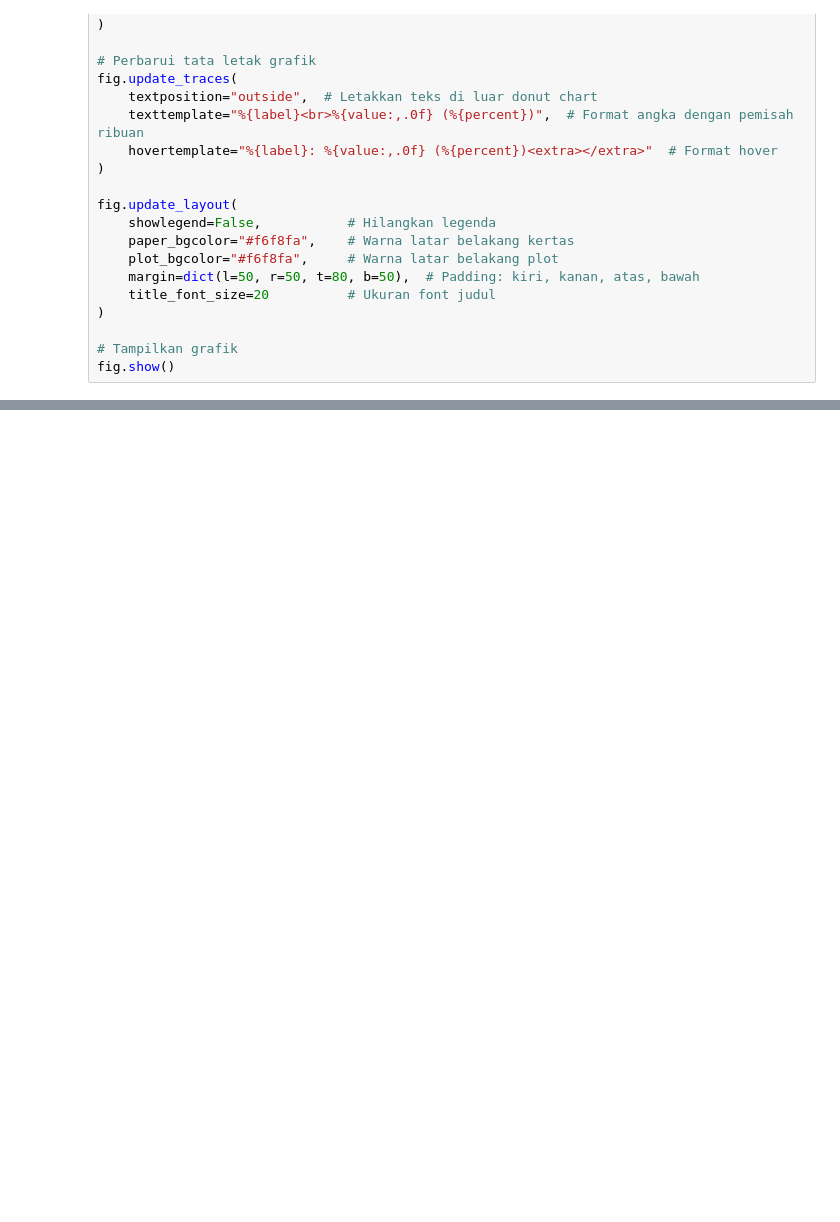
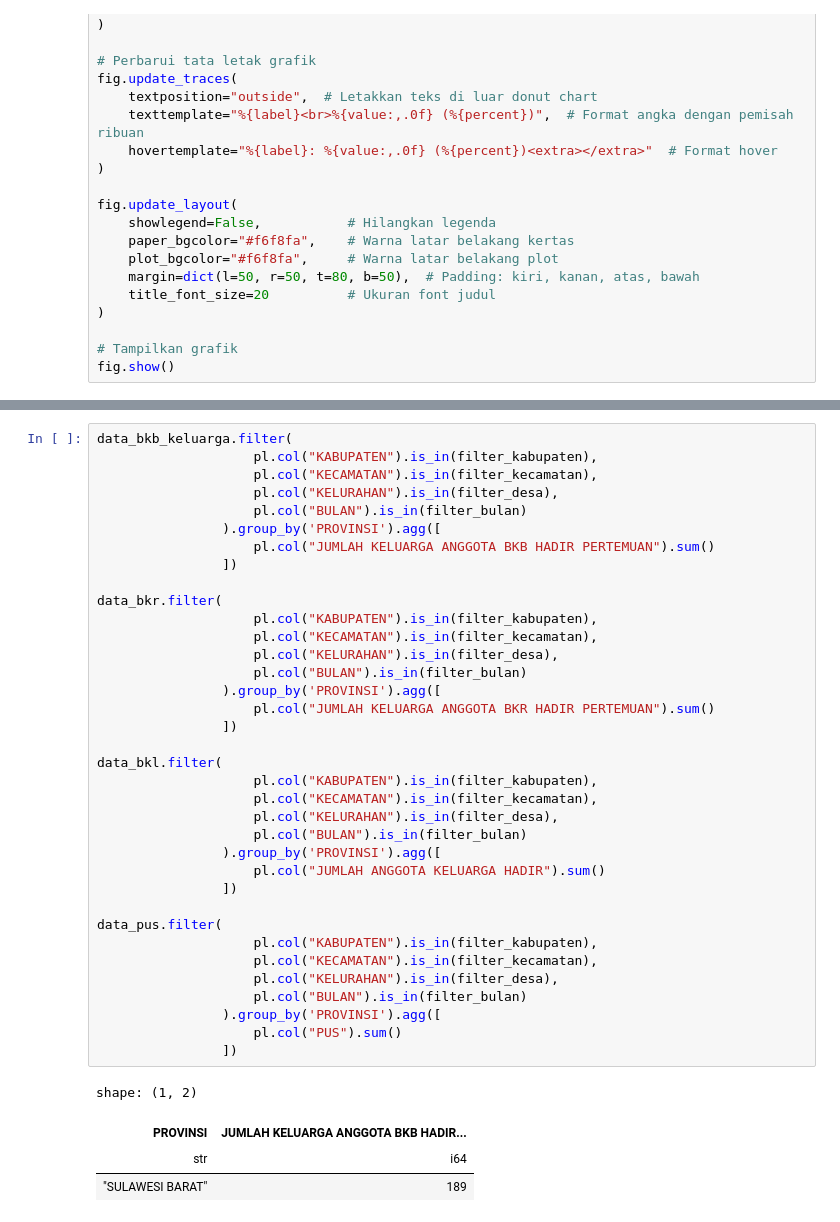
Before and after one commit to pokja0/profil_desa_py, a Jupyter notebook: tes_output.ipynb, the cells around one changed output, grey strips where cells are left out. Drawn from its saved outputs; the diff is of its cells as text; blank space fills up the shorter version.

```diff
--- a/tes_output.ipynb
+++ b/tes_output.ipynb
@@ -791,0 +816,41 @@ shape: (5, 14)
+# %%
+data_bkb_keluarga.filter(
+                    pl.col("KABUPATEN").is_in(filter_kabupaten),
+                    pl.col("KECAMATAN").is_in(filter_kecamatan),
+                    pl.col("KELURAHAN").is_in(filter_desa),
+                    pl.col("BULAN").is_in(filter_bulan)
+                ).group_by('PROVINSI').agg([
+                    pl.col("JUMLAH KELUARGA ANGGOTA BKB HADIR PERTEMUAN").sum()
+                ])
+
+data_bkr.filter(
+                    pl.col("KABUPATEN").is_in(filter_kabupaten),
+                    pl.col("KECAMATAN").is_in(filter_kecamatan),
+                    pl.col("KELURAHAN").is_in(filter_desa),
+                    pl.col("BULAN").is_in(filter_bulan)
+                ).group_by('PROVINSI').agg([
+                    pl.col("JUMLAH KELUARGA ANGGOTA BKR HADIR PERTEMUAN").sum()
+                ])
+
+data_bkl.filter(
+                    pl.col("KABUPATEN").is_in(filter_kabupaten),
+                    pl.col("KECAMATAN").is_in(filter_kecamatan),
+                    pl.col("KELURAHAN").is_in(filter_desa),
+                    pl.col("BULAN").is_in(filter_bulan)
+                ).group_by('PROVINSI').agg([
+                    pl.col("JUMLAH ANGGOTA KELUARGA HADIR").sum()
+                ])
+
+data_pus.filter(
+                    pl.col("KABUPATEN").is_in(filter_kabupaten),
+                    pl.col("KECAMATAN").is_in(filter_kecamatan),
+                    pl.col("KELURAHAN").is_in(filter_desa),
+                    pl.col("BULAN").is_in(filter_bulan)
+                ).group_by('PROVINSI').agg([
+                    pl.col("PUS").sum()
+                ])
+# %% [output]
+shape: (1, 2)
+| PROVINSI | JUMLAH KELUARGA ANGGOTA BKB HADIR... |
+| str | i64 |
+| "SULAWESI BARAT" | 189 |
```
Also changed, not shown: parts of 10 cells of this notebook, 6 other files.
